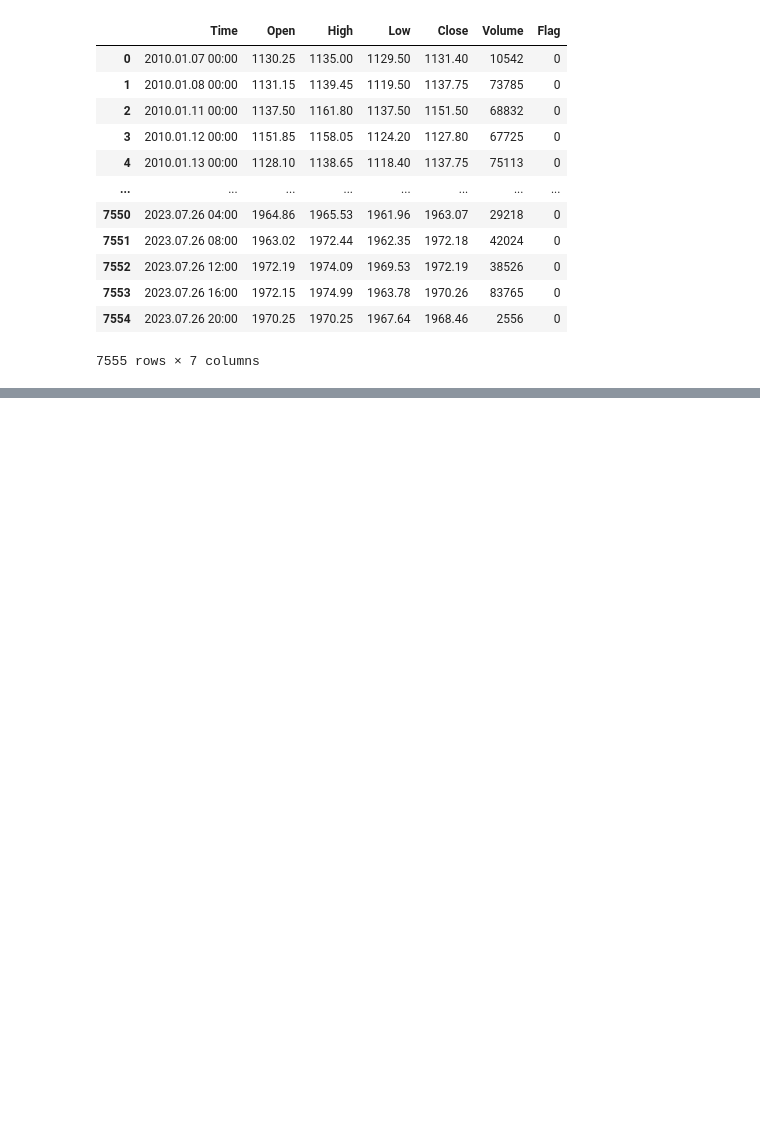
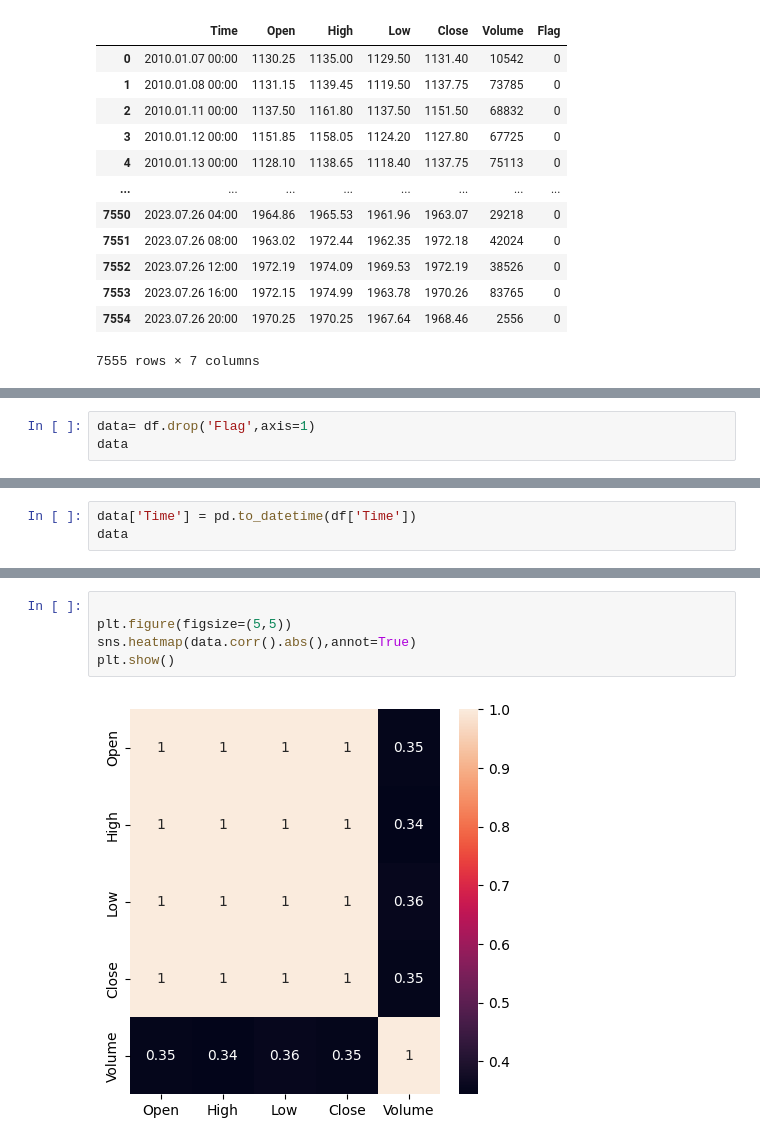
Before and after one commit to muhammad-eka/gold-forecasting-XAUUSD, a Jupyter notebook: Forex_XAUUSD_(GOLD_Prediction).ipynb, the cells around one changed output, grey strips where cells are left out. Saved outputs shown, nothing was run; the diff lists cells and outputs as text; blank space fills up the shorter version.

```diff
--- a/Forex_XAUUSD_(GOLD_Prediction).ipynb
+++ b/Forex_XAUUSD_(GOLD_Prediction).ipynb
@@ -51,0 +96,3 @@ df
+# %%
+data= df.drop('Flag',axis=1)
+data
@@ -51,0 +113,3 @@ df
+# %%
+data['Time'] = pd.to_datetime(df['Time'])
+data
@@ -51,0 +146,7 @@ df
+# %%
+
+plt.figure(figsize=(5,5))
+sns.heatmap(data.corr().abs(),annot=True)
+plt.show()
+# %% [output]
+[figure, added]
```
Also changed, not shown: parts of 13 cells of this notebook.
